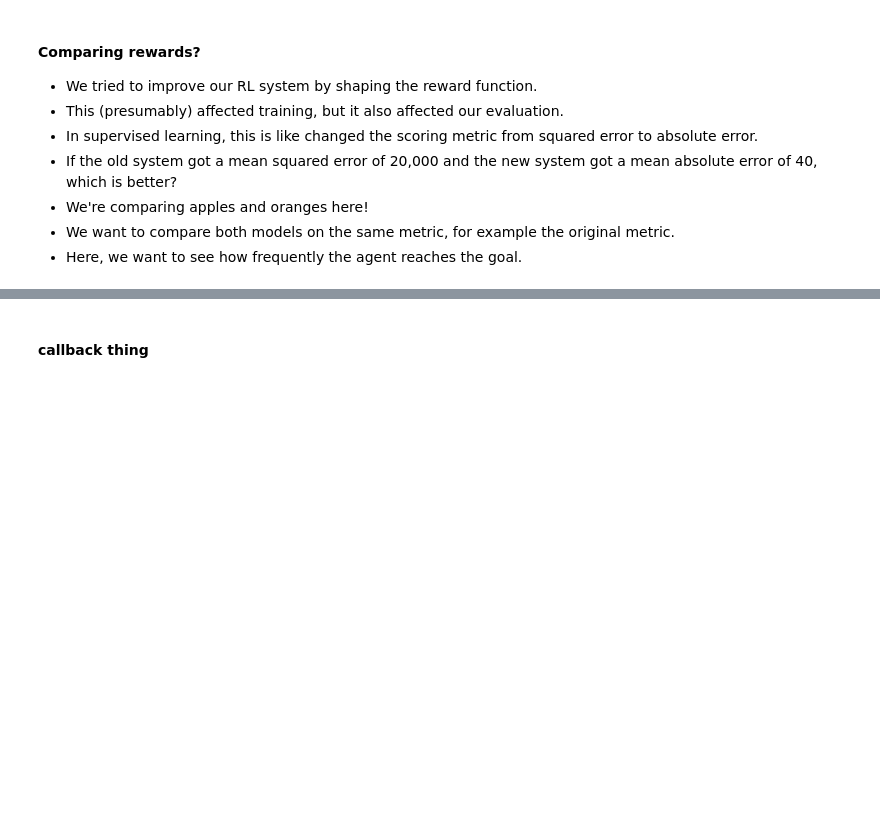
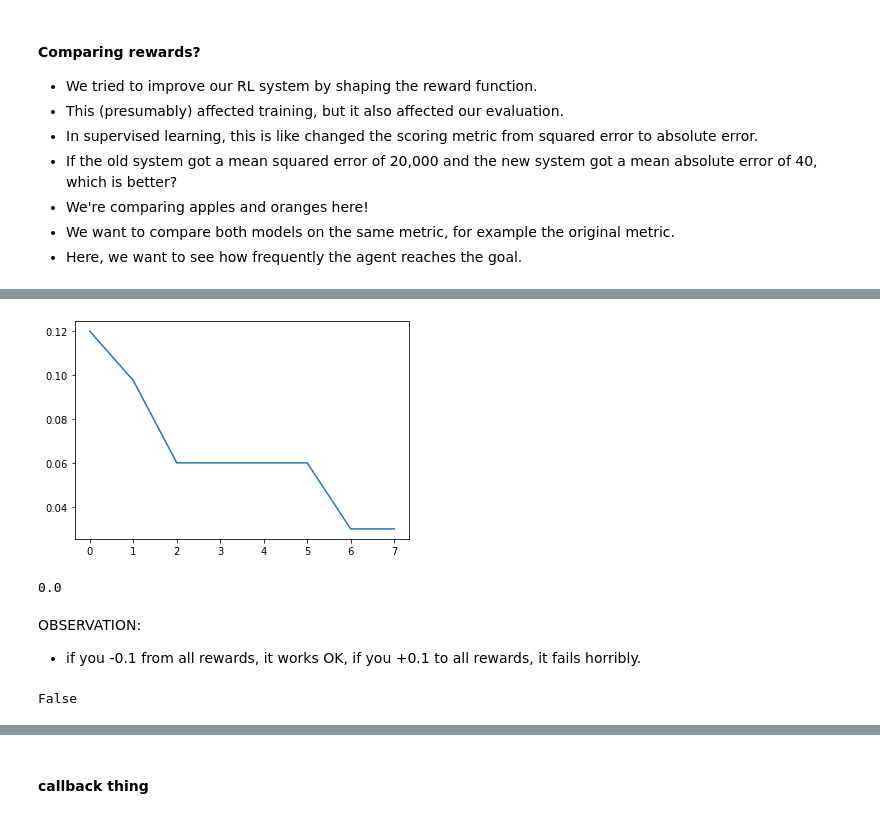
Before and after one commit to anyscale/rl-course, a Jupyter notebook: notebooks/03-designing-environments/03_04_encoding-rewards.ipynb, the cells around one changed output, grey strips where cells are left out. Drawn from its saved outputs; the diff is of its cells as text; code cells hidden in the pictures; blank space fills up the shorter version.

Commit message:
testing out reward shaping

```diff
--- a/notebooks/03-designing-environments/03_04_encoding-rewards.ipynb
+++ b/notebooks/03-designing-environments/03_04_encoding-rewards.ipynb
@@ -245,0 +267,20 @@ trainer.evaluate()["evaluation"]["episode_reward_mean"]
+# %%
+outs_RandomLakeObsTest = []
+for i in range(8):
+    outs_RandomLakeObsTest.append(trainer_RandomLakeObsTest.train())
+# %%
+plt.plot([x["custom_metrics"]["goal_reached_mean"] for x in outs_RandomLakeObsTest]);
+# %% [output]
+[figure, added]
+# %%
+trainer_RandomLakeObsTest.evaluate()["evaluation"]["custom_metrics"]["goal_reached_mean"]
+# %% [output]
+0.0
+# %% [markdown]
+OBSERVATION:
+
+- if you -0.1 from all rewards, it works OK, if you +0.1 to all rewards, it fails horribly.
+# %%
+trainer_RandomLakeObs.config["model"]["vf_share_layers"]
+# %% [output]
+False
```
Also changed, not shown: parts of 27 cells of this notebook, 2 other files.
